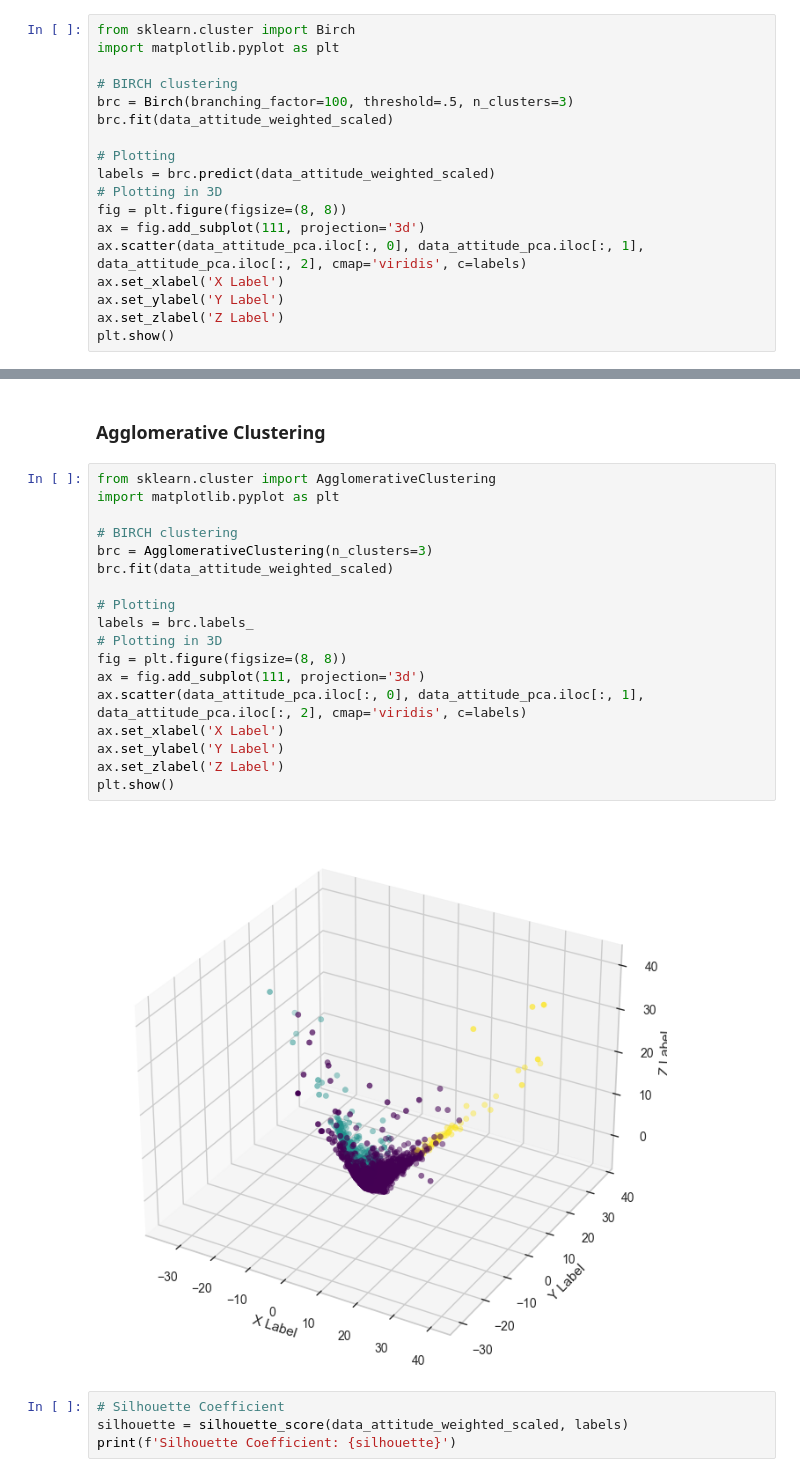
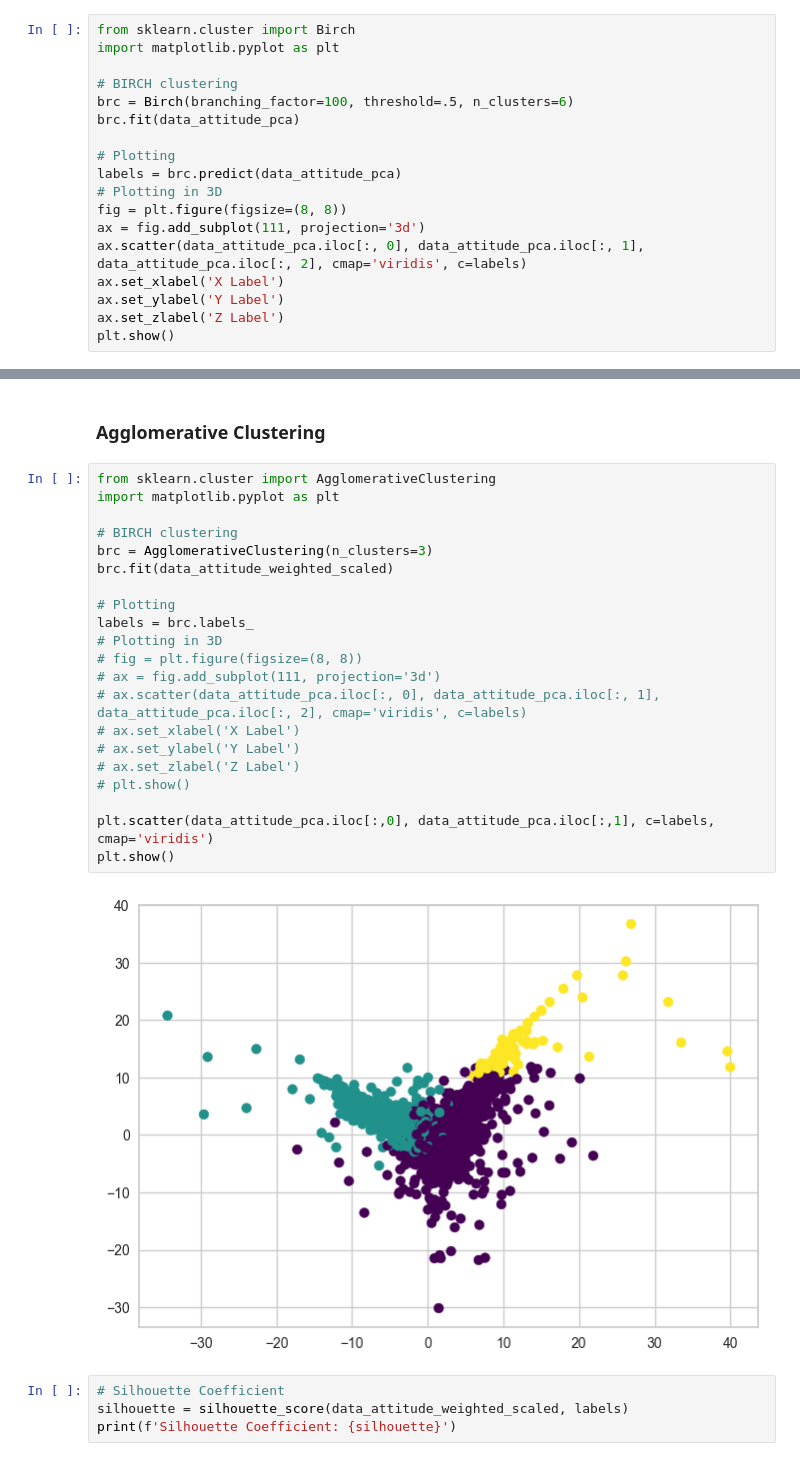
Before and after one commit to QuentinFISCH/qantar, a Jupyter notebook: tp1/exploration.ipynb, the cells around one changed output, grey strips where cells are left out. Cells and saved outputs as stored; diff of their text form.

```diff
--- a/tp1/exploration.ipynb
+++ b/tp1/exploration.ipynb
@@ -128,11 +128,11 @@ from sklearn.cluster import Birch
 import matplotlib.pyplot as plt
 
 # BIRCH clustering
-brc = Birch(branching_factor=100, threshold=.5, n_clusters=3)
-brc.fit(data_attitude_weighted_scaled)
+brc = Birch(branching_factor=100, threshold=.5, n_clusters=6)
+brc.fit(data_attitude_pca)
 
 # Plotting
-labels = brc.predict(data_attitude_weighted_scaled)
+labels = brc.predict(data_attitude_pca)
 # Plotting in 3D
 fig = plt.figure(figsize=(8, 8))
 ax = fig.add_subplot(111, projection='3d')
@@ -191,23 +214,26 @@ Silhouette Coefficient: -0.24981844537936157
 # %%
 from sklearn.cluster import AgglomerativeClustering
 import matplotlib.pyplot as plt
 
 # BIRCH clustering
 brc = AgglomerativeClustering(n_clusters=3)
 brc.fit(data_attitude_weighted_scaled)
 
 # Plotting
 labels = brc.labels_
 # Plotting in 3D
-fig = plt.figure(figsize=(8, 8))
-ax = fig.add_subplot(111, projection='3d')
-ax.scatter(data_attitude_pca.iloc[:, 0], data_attitude_pca.iloc[:, 1], data_attitude_pca.iloc[:, 2], cmap='viridis', c=labels)
-ax.set_xlabel('X Label')
-ax.set_ylabel('Y Label')
-ax.set_zlabel('Z Label')
+# fig = plt.figure(figsize=(8, 8))
+# ax = fig.add_subplot(111, projection='3d')
+# ax.scatter(data_attitude_pca.iloc[:, 0], data_attitude_pca.iloc[:, 1], data_attitude_pca.iloc[:, 2], cmap='viridis', c=labels)
+# ax.set_xlabel('X Label')
+# ax.set_ylabel('Y Label')
+# ax.set_zlabel('Z Label')
+# plt.show()
+
+plt.scatter(data_attitude_pca.iloc[:,0], data_attitude_pca.iloc[:,1], c=labels, cmap='viridis')
 plt.show()
 # %% [output]
-[figure, old version]
+[figure, new version]
 # %%
 # Silhouette Coefficient
 silhouette = silhouette_score(data_attitude_weighted_scaled, labels)
```
Also changed, not shown: parts of 13 cells of this notebook.
